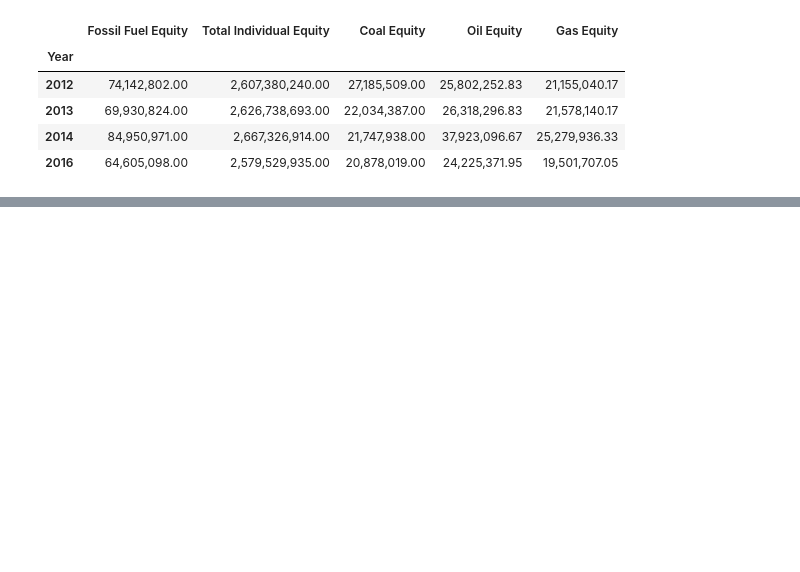
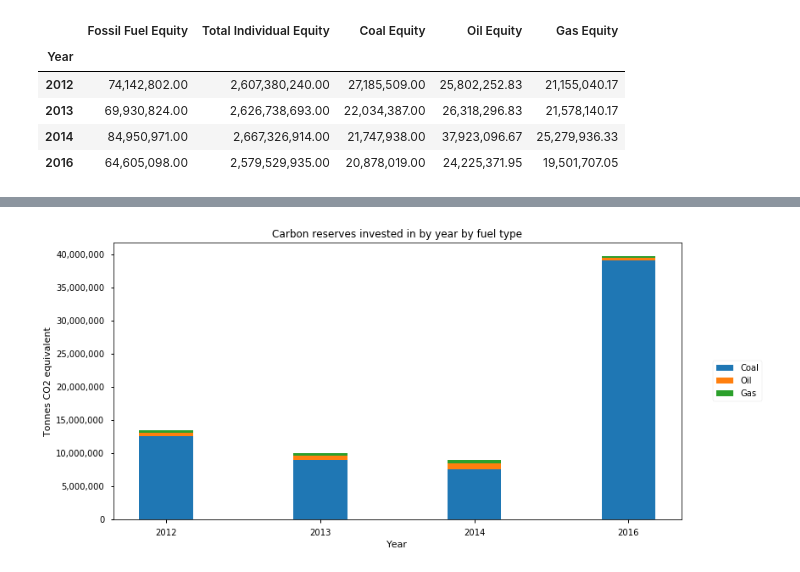
Before and after one commit to jimmycdunn/fossil-fuel-equity-finder, a Jupyter notebook: dev.ipynb, the cells around one changed output, grey strips where cells are left out. Cells and saved outputs as stored; diff of their text form; code cells hidden in the pictures; blank space fills up the shorter version.

```diff
--- a/dev.ipynb
+++ b/dev.ipynb
@@ -70,0 +139,4 @@ benchmark.plot_fossil_fuel_equity()
+# %%
+benchmark.plot_reserves_fuel_type()
+# %% [output]
+[figure, added]
```
Also changed, not shown: parts of 10 cells of this notebook, 1 other file.
